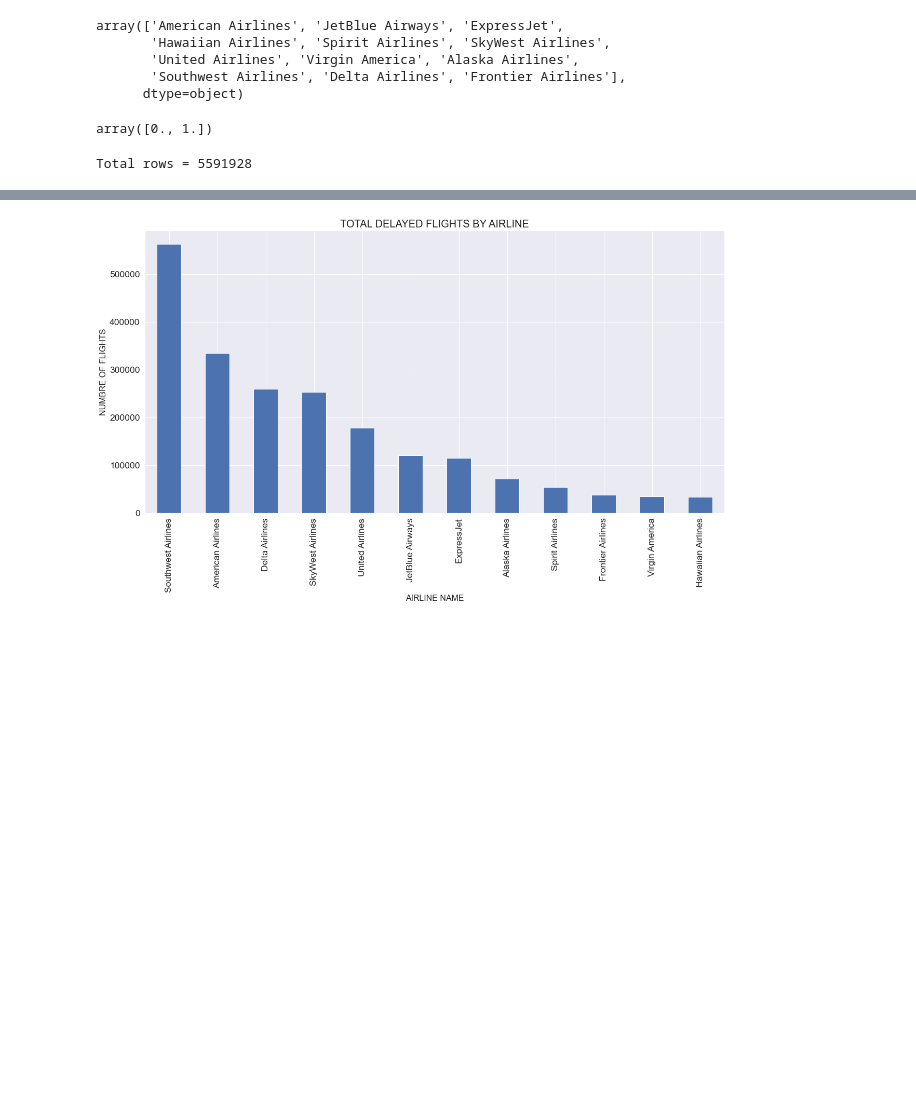
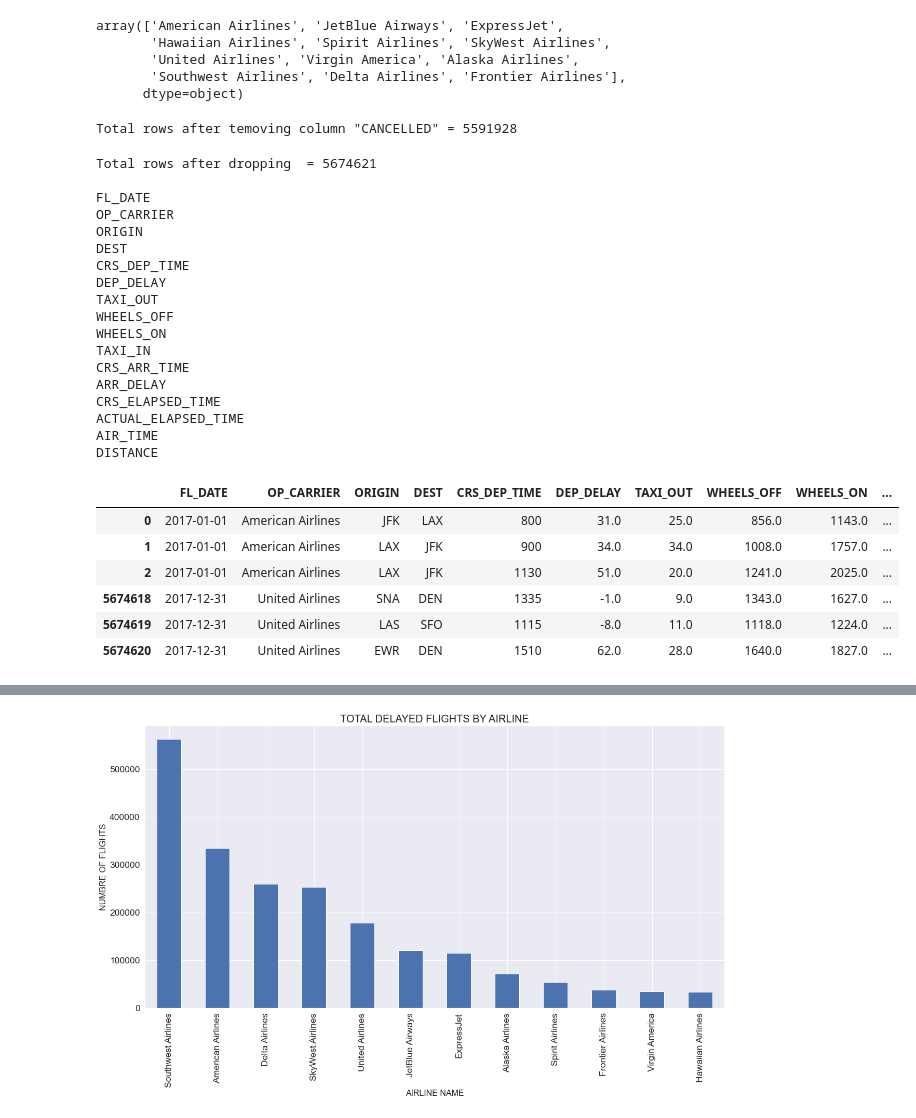
Before and after one commit to lmalla/Project-4, a Jupyter notebook: Data_Preprocessing/Data_Cleaning.ipynb, the cells around one changed output, grey strips where cells are left out. Saved outputs shown, nothing was run; the diff lists cells and outputs as text; code cells hidden in the pictures; blank space fills up the shorter version.

```diff
--- a/Data_Preprocessing/Data_Cleaning.ipynb
+++ b/Data_Preprocessing/Data_Cleaning.ipynb
@@ -64,11 +62,41 @@ array(['American Airlines', 'JetBlue Airways', 'ExpressJet',
 # %%
 #Deleting cancelled flights
 df_new = df[df['CANCELLED']==0]
+df['CANCELLED'].unique()
+print(f'Total rows after temoving column "CANCELLED" = {len(df_new)}')
+# %% [output]
+Total rows after temoving column "CANCELLED" = 5591928
-# %%
-df['CANCELLED'].unique()
-# %% [output]
-array([0., 1.])
-# %%
-print(f'Total rows = {len(df_new)}')
-# %% [output]
-Total rows = 5591928
+# %%
+#Dropping the columns which are not required
+df = df.drop(["OP_CARRIER_FL_NUM","DEP_TIME","ARR_TIME","CANCELLED","CANCELLATION_CODE","DIVERTED","CARRIER_DELAY"
+             ,"WEATHER_DELAY","NAS_DELAY","SECURITY_DELAY","LATE_AIRCRAFT_DELAY","Unnamed: 27"], axis=1)
+print(f'Total rows after dropping  = {len(df)}\n')
+for col in df.columns:
+    print(col)
+df.head(3).append(df.tail(3))
+# %% [output]
+Total rows after dropping  = 5674621
+
+FL_DATE
+OP_CARRIER
+ORIGIN
+DEST
+CRS_DEP_TIME
+DEP_DELAY
+TAXI_OUT
+WHEELS_OFF
+WHEELS_ON
+TAXI_IN
+CRS_ARR_TIME
+ARR_DELAY
+CRS_ELAPSED_TIME
+ACTUAL_ELAPSED_TIME
+AIR_TIME
+DISTANCE
+|  | FL_DATE | OP_CARRIER | ORIGIN | DEST | CRS_DEP_TIME | DEP_DELAY | TAXI_OUT | WHEELS_OFF | WHEELS_ON | ... |
+| 0 | 2017-01-01 | American Airlines | JFK | LAX | 800 | 31.0 | 25.0 | 856.0 | 1143.0 | ... |
+| 1 | 2017-01-01 | American Airlines | LAX | JFK | 900 | 34.0 | 34.0 | 1008.0 | 1757.0 | ... |
+| 2 | 2017-01-01 | American Airlines | LAX | JFK | 1130 | 51.0 | 20.0 | 1241.0 | 2025.0 | ... |
+| 5674618 | 2017-12-31 | United Airlines | SNA | DEN | 1335 | -1.0 | 9.0 | 1343.0 | 1627.0 | ... |
+| 5674619 | 2017-12-31 | United Airlines | LAS | SFO | 1115 | -8.0 | 11.0 | 1118.0 | 1224.0 | ... |
+| 5674620 | 2017-12-31 | United Airlines | EWR | DEN | 1510 | 62.0 | 28.0 | 1640.0 | 1827.0 | ... |
```
Also changed, not shown: parts of 22 cells of this notebook, 2 other files.
